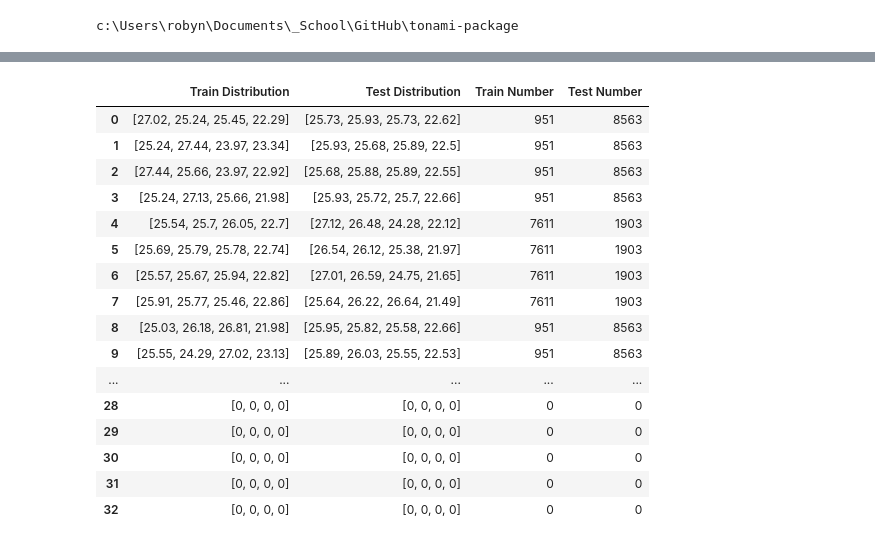
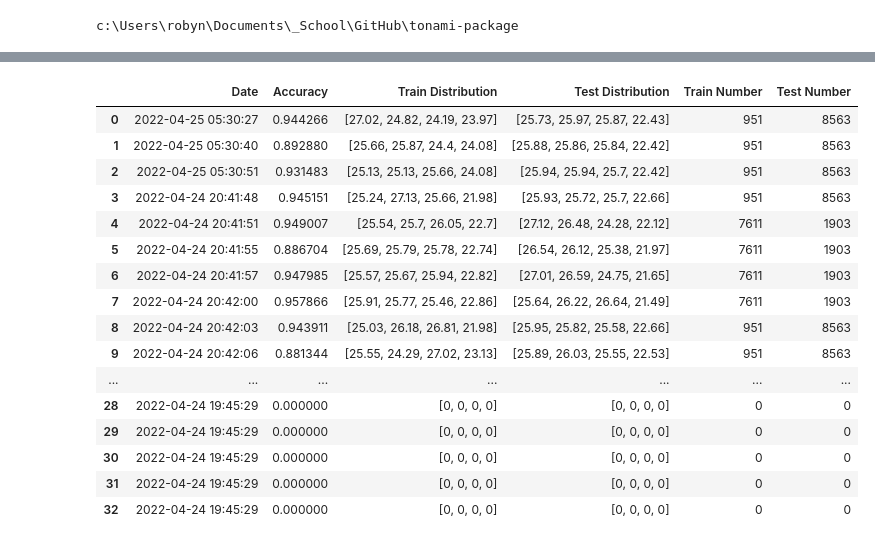
Before and after one commit to saltyseadawg/tonami-package, a Jupyter notebook: tonami/data/display_model_data.ipynb, the cells around one changed output, grey strips where cells are left out. Drawn from its saved outputs; the diff is of its cells as text; code cells hidden in the pictures.

```diff
--- a/tonami/data/display_model_data.ipynb
+++ b/tonami/data/display_model_data.ipynb
@@ -5,7 +5,7 @@ c:\Users\robyn\Documents\_School\GitHub\tonami-package
 # %%
 import pandas as pd
 # %%
-MODEL_INFO_FILEPATH = 'tonami/data/model_info.json'
-MODEL_TRAIN_STATS_FILEPATH = 'tonami/data/model_training_stats.json'
+MODEL_CVS_FILEPATH = 'tonami/data/model_cvs_info.json'
+MODEL_PKL_FILEPATH = 'tonami/data/model_pkl_info.json'
 pd.set_option('display.max_rows', None)
 # %%
@@ -32,22 +32,22 @@ model_info
 # %%
-model_train_stats = pd.read_json(MODEL_TRAIN_STATS_FILEPATH, orient="index")
-model_train_stats
+model_pkl = pd.read_json(MODEL_PKL_FILEPATH, orient="index")
+model_pkl
 # %% [output]
-|  | Train Distribution | Test Distribution | Train Number | Test Number |
-| 0 | [27.02, 25.24, 25.45, 22.29] | [25.73, 25.93, 25.73, 22.62] | 951 | 8563 |
-| 1 | [25.24, 27.44, 23.97, 23.34] | [25.93, 25.68, 25.89, 22.5] | 951 | 8563 |
-| 2 | [27.44, 25.66, 23.97, 22.92] | [25.68, 25.88, 25.89, 22.55] | 951 | 8563 |
-| 3 | [25.24, 27.13, 25.66, 21.98] | [25.93, 25.72, 25.7, 22.66] | 951 | 8563 |
-| 4 | [25.54, 25.7, 26.05, 22.7] | [27.12, 26.48, 24.28, 22.12] | 7611 | 1903 |
-| 5 | [25.69, 25.79, 25.78, 22.74] | [26.54, 26.12, 25.38, 21.97] | 7611 | 1903 |
-| 6 | [25.57, 25.67, 25.94, 22.82] | [27.01, 26.59, 24.75, 21.65] | 7611 | 1903 |
-| 7 | [25.91, 25.77, 25.46, 22.86] | [25.64, 26.22, 26.64, 21.49] | 7611 | 1903 |
-| 8 | [25.03, 26.18, 26.81, 21.98] | [25.95, 25.82, 25.58, 22.66] | 951 | 8563 |
-| 9 | [25.55, 24.29, 27.02, 23.13] | [25.89, 26.03, 25.55, 22.53] | 951 | 8563 |
-| ... | ... | ... | ... | ... |
-| 28 | [0, 0, 0, 0] | [0, 0, 0, 0] | 0 | 0 |
-| 29 | [0, 0, 0, 0] | [0, 0, 0, 0] | 0 | 0 |
-| 30 | [0, 0, 0, 0] | [0, 0, 0, 0] | 0 | 0 |
-| 31 | [0, 0, 0, 0] | [0, 0, 0, 0] | 0 | 0 |
-| 32 | [0, 0, 0, 0] | [0, 0, 0, 0] | 0 | 0 |
+|  | Date | Accuracy | Train Distribution | Test Distribution | Train Number | Test Number |
+| 0 | 2022-04-25 05:30:27 | 0.944266 | [27.02, 24.82, 24.19, 23.97] | [25.73, 25.97, 25.87, 22.43] | 951 | 8563 |
+| 1 | 2022-04-25 05:30:40 | 0.892880 | [25.66, 25.87, 24.4, 24.08] | [25.88, 25.86, 25.84, 22.42] | 951 | 8563 |
+| 2 | 2022-04-25 05:30:51 | 0.931483 | [25.13, 25.13, 25.66, 24.08] | [25.94, 25.94, 25.7, 22.42] | 951 | 8563 |
+| 3 | 2022-04-24 20:41:48 | 0.945151 | [25.24, 27.13, 25.66, 21.98] | [25.93, 25.72, 25.7, 22.66] | 951 | 8563 |
+| 4 | 2022-04-24 20:41:51 | 0.949007 | [25.54, 25.7, 26.05, 22.7] | [27.12, 26.48, 24.28, 22.12] | 7611 | 1903 |
+| 5 | 2022-04-24 20:41:55 | 0.886704 | [25.69, 25.79, 25.78, 22.74] | [26.54, 26.12, 25.38, 21.97] | 7611 | 1903 |
+| 6 | 2022-04-24 20:41:57 | 0.947985 | [25.57, 25.67, 25.94, 22.82] | [27.01, 26.59, 24.75, 21.65] | 7611 | 1903 |
+| 7 | 2022-04-24 20:42:00 | 0.957866 | [25.91, 25.77, 25.46, 22.86] | [25.64, 26.22, 26.64, 21.49] | 7611 | 1903 |
+| 8 | 2022-04-24 20:42:03 | 0.943911 | [25.03, 26.18, 26.81, 21.98] | [25.95, 25.82, 25.58, 22.66] | 951 | 8563 |
+| 9 | 2022-04-24 20:42:06 | 0.881344 | [25.55, 24.29, 27.02, 23.13] | [25.89, 26.03, 25.55, 22.53] | 951 | 8563 |
+| ... | ... | ... | ... | ... | ... | ... |
+| 28 | 2022-04-24 19:45:29 | 0.000000 | [0, 0, 0, 0] | [0, 0, 0, 0] | 0 | 0 |
+| 29 | 2022-04-24 19:45:29 | 0.000000 | [0, 0, 0, 0] | [0, 0, 0, 0] | 0 | 0 |
+| 30 | 2022-04-24 19:45:29 | 0.000000 | [0, 0, 0, 0] | [0, 0, 0, 0] | 0 | 0 |
+| 31 | 2022-04-24 19:45:29 | 0.000000 | [0, 0, 0, 0] | [0, 0, 0, 0] | 0 | 0 |
+| 32 | 2022-04-24 19:45:29 | 0.000000 | [0, 0, 0, 0] | [0, 0, 0, 0] | 0 | 0 |
 # %%
```
Also changed, not shown: parts of 2 cells of this notebook, 9 other files.
